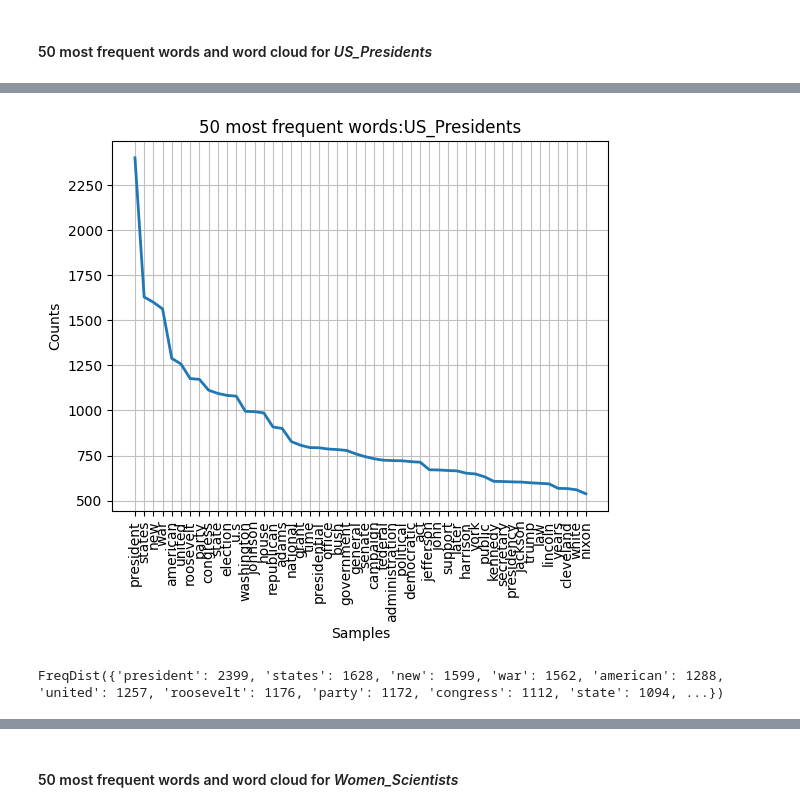
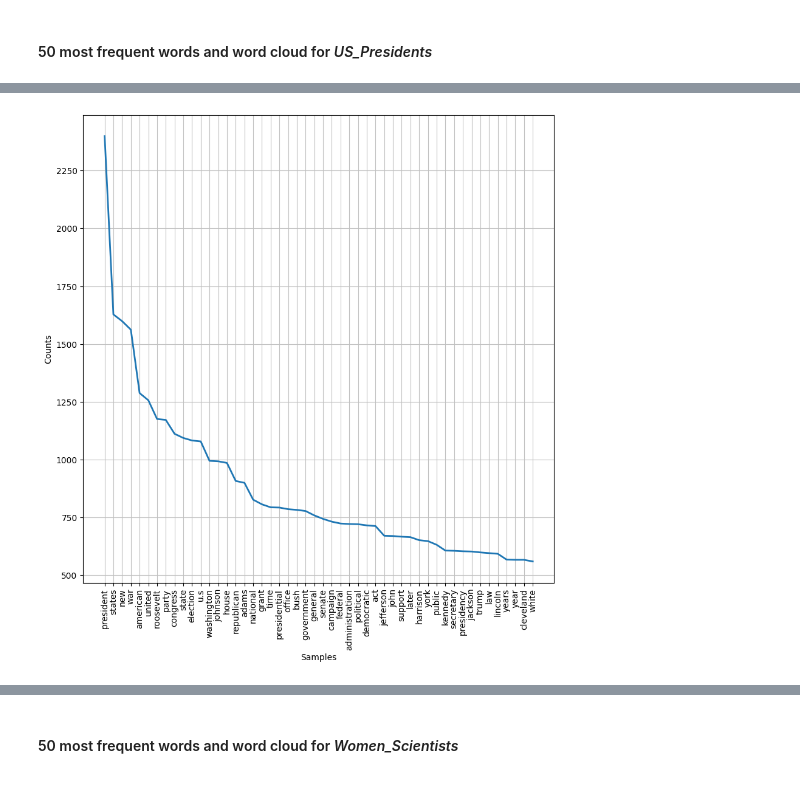
Before and after one commit to ClementineBleuze/M1-NLP-DataScience-Project, a Jupyter notebook: notebook/Data_Analysis.ipynb, the cells around one changed output, grey strips where cells are left out. Saved outputs shown, nothing was run; the diff lists cells and outputs as text; code cells hidden in the pictures.

```diff
--- a/notebook/Data_Analysis.ipynb
+++ b/notebook/Data_Analysis.ipynb
@@ -199,11 +199,11 @@ print(Presidents_tokens[:20])
-# %%
-frequency_dist = nltk.FreqDist(Presidents_tokens)
-plt.title("50 most frequent words:US_Presidents")
-frequency_dist.plot(50)
-frequency_dist
-# %% [output]
-[figure, removed]
-FreqDist({'president': 2399, 'states': 1628, 'new': 1599, 'war': 1562, 'american': 1288, 'united': 1257, 'roosevelt': 1176, 'party': 1172, 'congress': 1112, 'state': 1094, ...})
+# %%
+fig = plt.figure(figsize=(10, 10))
+frequency_dist = nltk.FreqDist(Presidents_tokens)
+frequency_dist.plot(50)
+# fig.savefig("../data/plots/50_most_frequent_words_US_Presidents.png", bbox_inches="tight")
+plt.show()
+# %% [output]
+[figure, added]
 # %%
 wordcloud = WordCloud().generate(Presidents)
 plt.title("WordCloud:US_Presidents")
```
Also changed, not shown: parts of 33 cells of this notebook, 6 other files.
